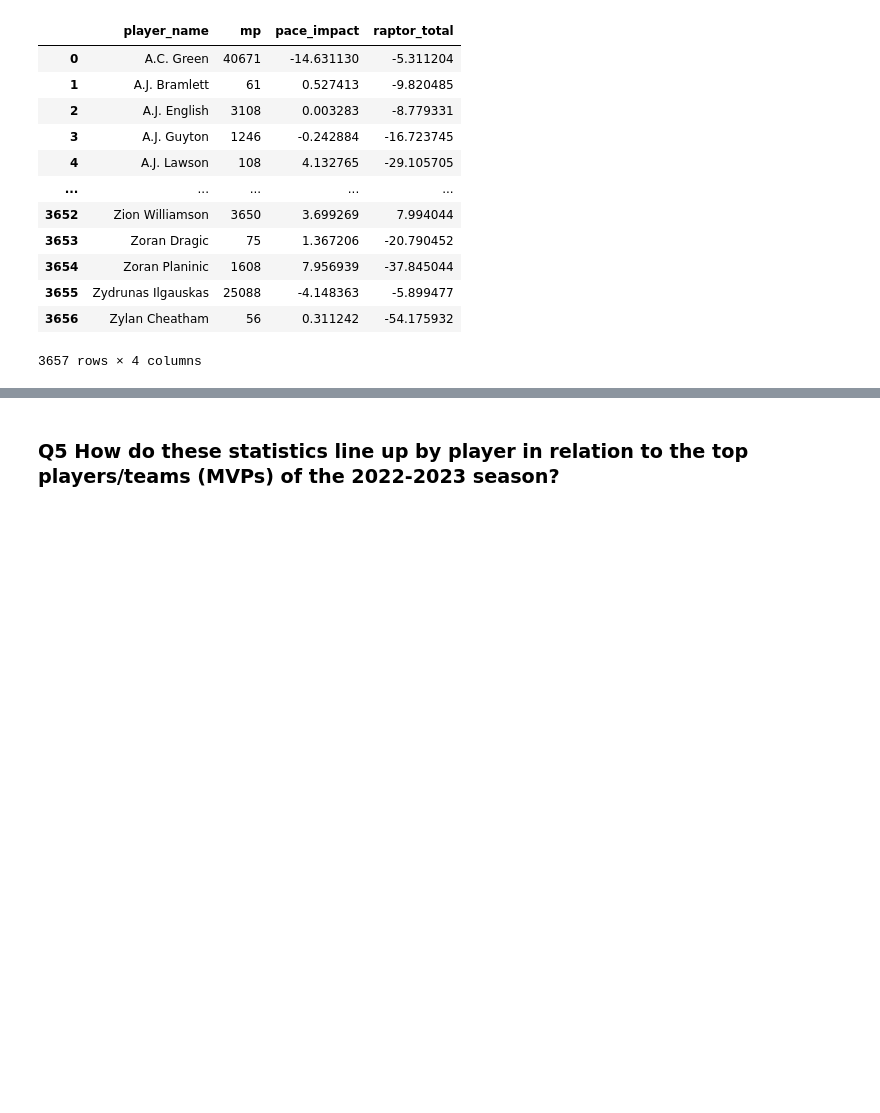
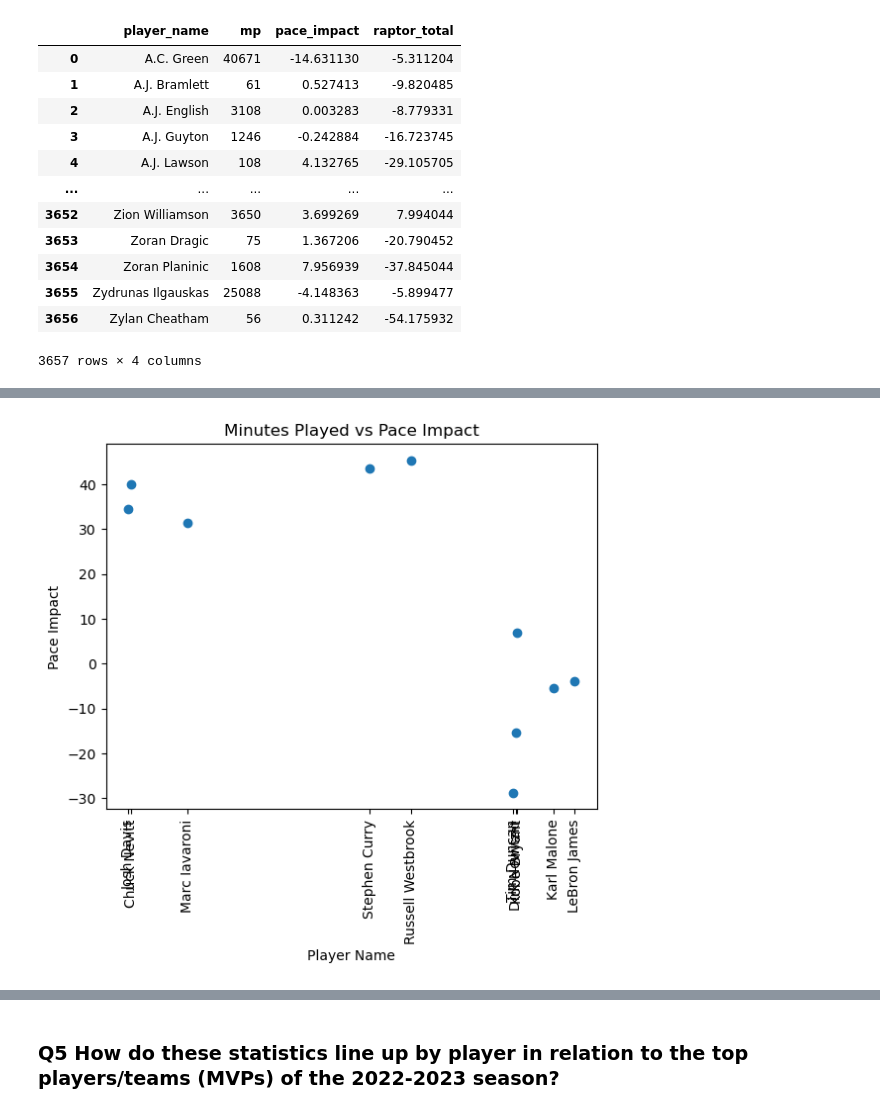
Before and after one commit to UzmaSayyeda/Project01, a Jupyter notebook: raptor_analysis_uzma.ipynb, the cells around one changed output, grey strips where cells are left out. Cells and saved outputs as stored; diff of their text form; code cells hidden in the pictures; blank space fills up the shorter version.

Commit message:
data wrangling and visualizations done

```diff
--- a/raptor_analysis_uzma.ipynb
+++ b/raptor_analysis_uzma.ipynb
@@ -407,0 +270,3 @@ plt.show()
+# %%
+merged_pace_mp=pd.concat([rap_mp,pace],join="inner",ignore_index=True)
+merged_pace_mp
@@ -407,0 +299,5 @@ plt.show()
+# %%
+players=merged_pace_mp["player_name"]
+mp_02=merged_pace_mp["mp"]
+pace_02=merged_pace_mp["pace_impact"]
+rt=merged_pace_mp["raptor_total"]
@@ -407,0 +309,9 @@ plt.show()
+# %%
+plt.scatter(mp_02,pace_02)
+plt.xlabel("Player Name")
+plt.ylabel("Pace Impact")
+plt.title("Minutes Played vs Pace Impact")
+plt.xticks(mp_02,players,rotation=90)
+plt.show()
+# %% [output]
+[figure, added]
```
Also changed, not shown: parts of 32 cells of this notebook.
